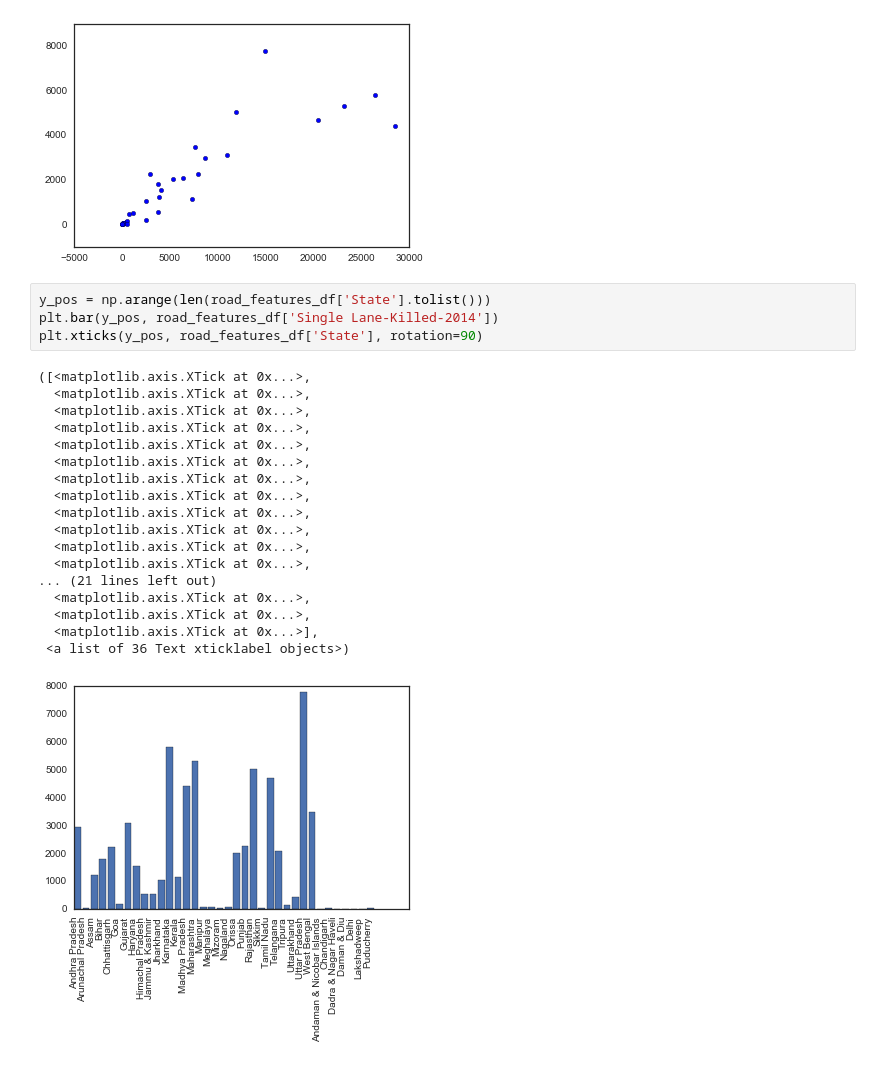
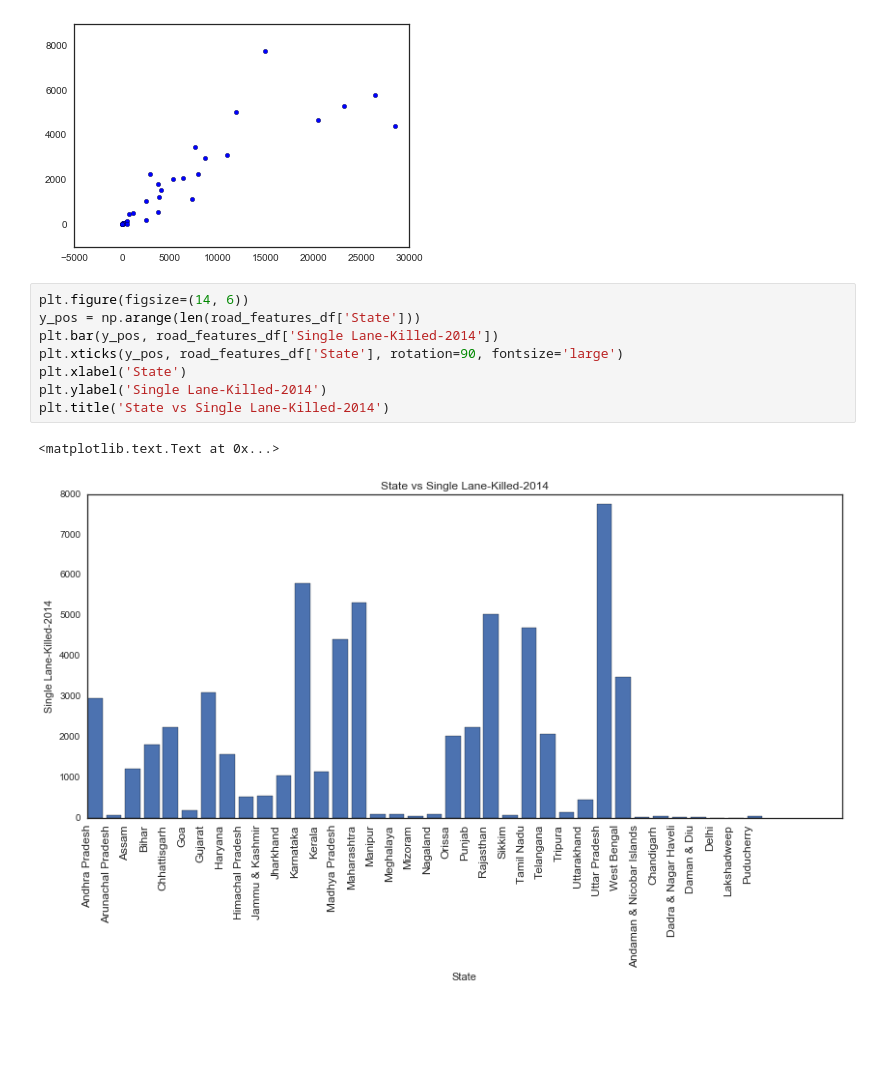
Before and after one commit to dbiswa4/python-projects, a Jupyter notebook: spring-2017/src/data-viz/proj/road-features-01.ipynb, the cells around one changed output. Saved outputs shown, nothing was run; the diff lists cells and outputs as text; blank space fills up the shorter version.

Commit message:
bar chart modified

```diff
--- a/spring-2017/src/data-viz/proj/road-features-01.ipynb
+++ b/spring-2017/src/data-viz/proj/road-features-01.ipynb
@@ -63,25 +63,13 @@ plt.scatter(road_features_df['SingleLane-Accident-2014'].tolist(), road_features
 <matplotlib.collections.PathCollection at 0x...>
 [figure]
 # %%
-y_pos = np.arange(len(road_features_df['State'].tolist()))
+plt.figure(figsize=(14, 6))
+y_pos = np.arange(len(road_features_df['State']))
 plt.bar(y_pos, road_features_df['Single Lane-Killed-2014'])
-plt.xticks(y_pos, road_features_df['State'], rotation=90)
+plt.xticks(y_pos, road_features_df['State'], rotation=90, fontsize='large')
+plt.xlabel('State')
+plt.ylabel('Single Lane-Killed-2014')
+plt.title('State vs Single Lane-Killed-2014')
 # %% [output]
-([<matplotlib.axis.XTick at 0x...>,
-  <matplotlib.axis.XTick at 0x...>,
-  <matplotlib.axis.XTick at 0x...>,
-  <matplotlib.axis.XTick at 0x...>,
-  <matplotlib.axis.XTick at 0x...>,
-  <matplotlib.axis.XTick at 0x...>,
-  <matplotlib.axis.XTick at 0x...>,
-  <matplotlib.axis.XTick at 0x...>,
-  <matplotlib.axis.XTick at 0x...>,
-  <matplotlib.axis.XTick at 0x...>,
-  <matplotlib.axis.XTick at 0x...>,
-  <matplotlib.axis.XTick at 0x...>,
-... (21 lines left out)
-  <matplotlib.axis.XTick at 0x...>,
-  <matplotlib.axis.XTick at 0x...>,
-  <matplotlib.axis.XTick at 0x...>],
- <a list of 36 Text xticklabel objects>)
+<matplotlib.text.Text at 0x...>
-[figure, old version]
+[figure, new version]
```
Also changed, not shown: parts of 3 cells of this notebook, 1 other file.
